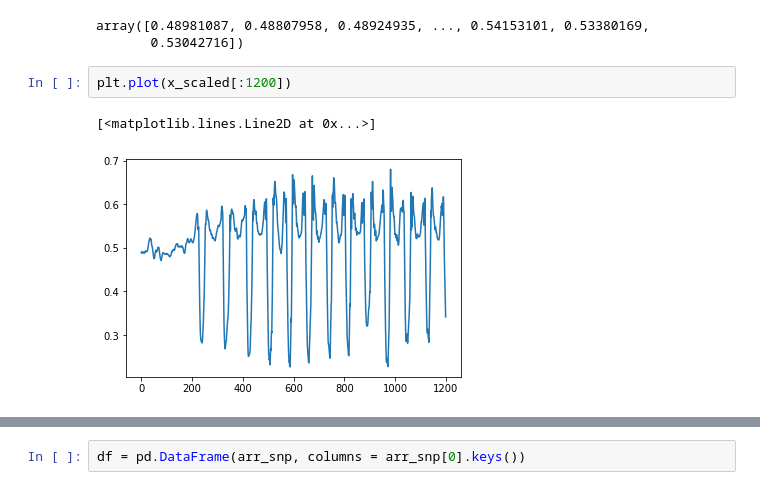
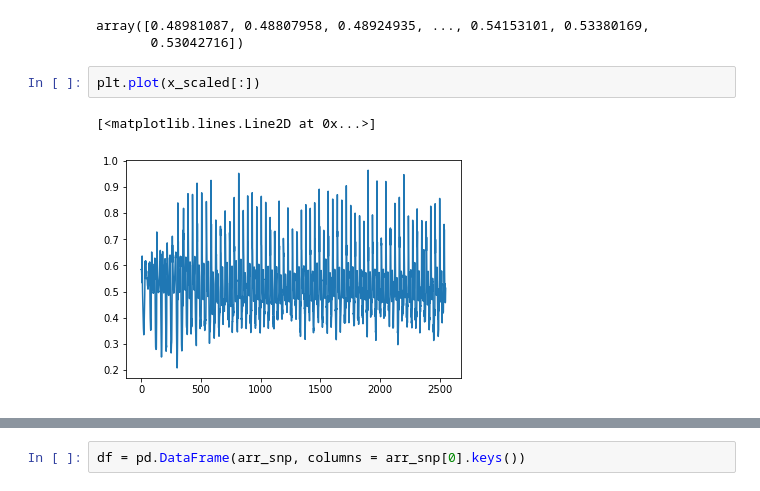
Before and after one commit to FoskarVP/SANNI, a Jupyter notebook: ipython/Untitled.ipynb, the cells around one changed output, grey strips where cells are left out. Saved outputs shown, nothing was run; the diff lists cells and outputs as text.

```diff
--- a/ipython/Untitled.ipynb
+++ b/ipython/Untitled.ipynb
@@ -22,10 +22,10 @@ x_scaled
 array([0.48981087, 0.48807958, 0.48924935, ..., 0.54153101, 0.53380169,
        0.53042716])
 # %%
-plt.plot(x_scaled[:1200])
+plt.plot(x_scaled[:])
 # %% [output]
 [<matplotlib.lines.Line2D at 0x...>]
-[figure, old version]
+[figure, new version]
 # %%
 n = 2
 snp = snippets(x_scaled, num_snippets=n, snippet_size =300)
```
Also changed, not shown: parts of 6 cells of this notebook, 1 other file.
